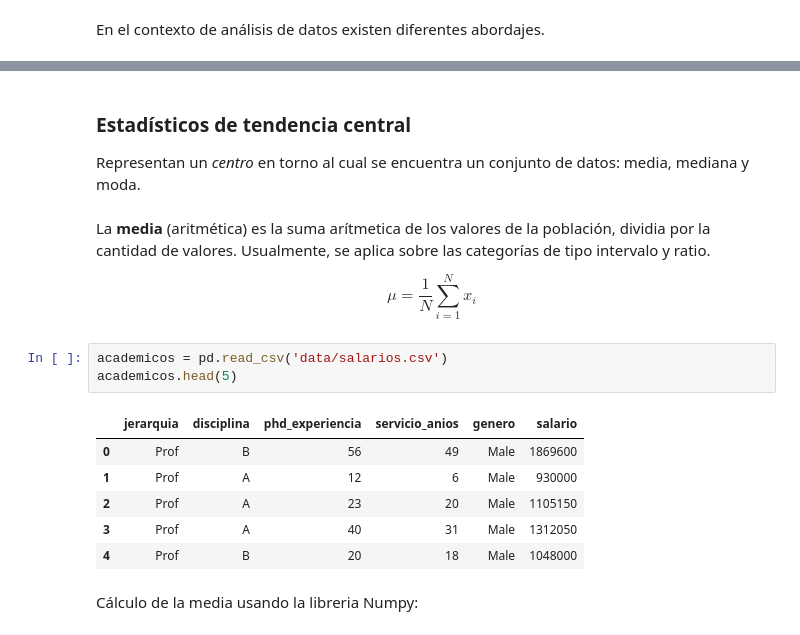
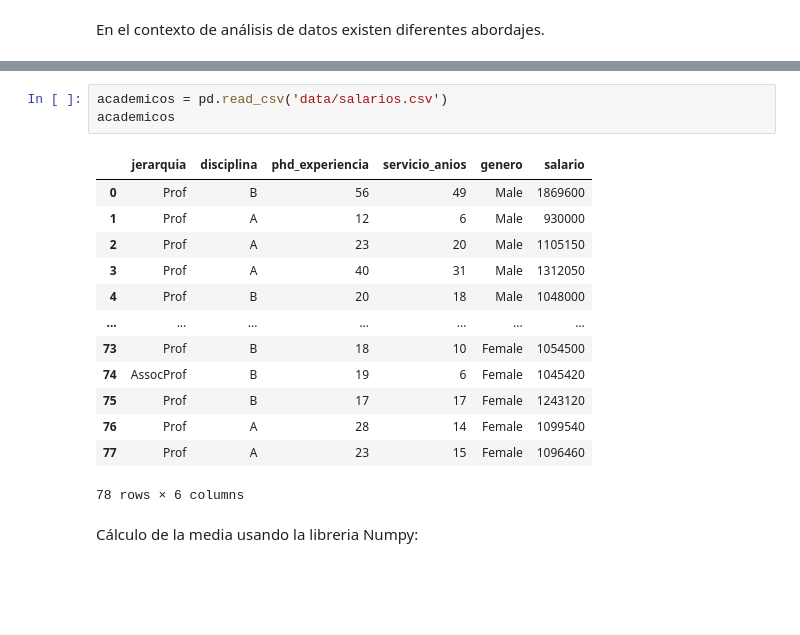
Before and after one commit to ahar0n/python-notebooks, a Jupyter notebook: 07 EDA con Python/0701 Introduccion y descripcion de datos.ipynb, the cells around one changed output, grey strips where cells are left out. Cells and saved outputs as stored; diff of their text form; blank space fills up the shorter version.

```diff
--- a/07 EDA con Python/0701 Introduccion y descripcion de datos.ipynb
+++ b/07 EDA con Python/0701 Introduccion y descripcion de datos.ipynb
@@ -62,22 +68,20 @@ Descripciones estadísticas básicas para identificar las propiedades (descripci
-# %% [markdown]
-### Estadísticos de tendencia central
-Representan un _centro_  en torno al cual se encuentra un conjunto de datos: media, mediana y moda.
-# %% [markdown]
-La __media__ (aritmética) es la suma arítmetica de los valores de la población, dividia por la cantidad de valores. Usualmente, se aplica sobre las categorías de tipo intervalo y ratio.
-
-\begin{equation*}
-\mu = \frac{1}{N} \sum_{i=1}^{N} x_i
-\end{equation*}
 # %%
 academicos = pd.read_csv('data/salarios.csv')
-academicos.head(5)
+academicos
 # %% [output]
 |  | jerarquia | disciplina | phd_experiencia | servicio_anios | genero | salario |
 | 0 | Prof | B | 56 | 49 | Male | 1869600 |
 | 1 | Prof | A | 12 | 6 | Male | 930000 |
 | 2 | Prof | A | 23 | 20 | Male | 1105150 |
 | 3 | Prof | A | 40 | 31 | Male | 1312050 |
 | 4 | Prof | B | 20 | 18 | Male | 1048000 |
+| ... | ... | ... | ... | ... | ... | ... |
+| 73 | Prof | B | 18 | 10 | Female | 1054500 |
+| 74 | AssocProf | B | 19 | 6 | Female | 1045420 |
+| 75 | Prof | B | 17 | 17 | Female | 1243120 |
+| 76 | Prof | A | 28 | 14 | Female | 1099540 |
+| 77 | Prof | A | 23 | 15 | Female | 1096460 |
+78 rows × 6 columns
 # %% [markdown]
 Cálculo de la media usando la libreria Numpy:
 # %%
```
Also changed, not shown: parts of 52 cells of this notebook, 7 other files.
